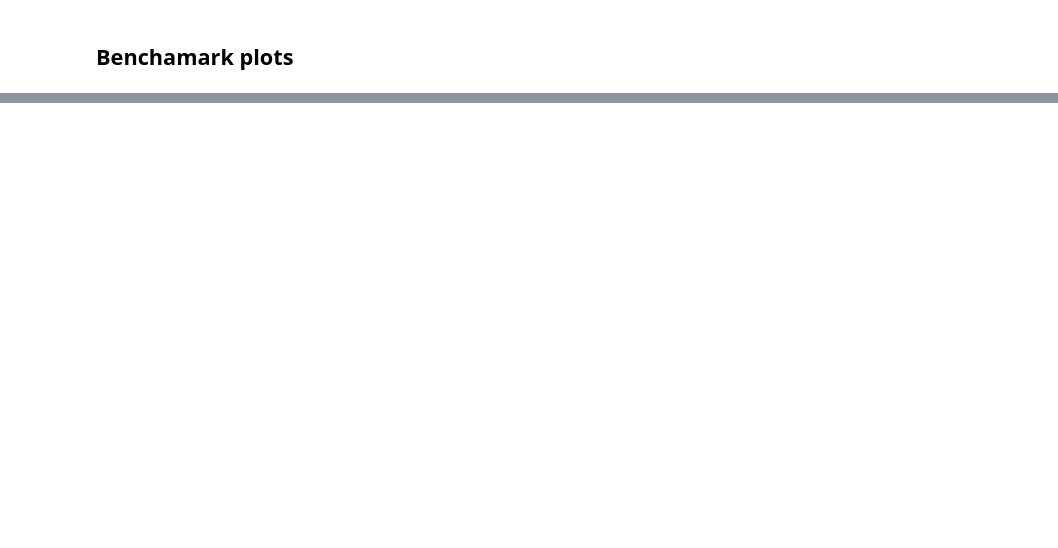
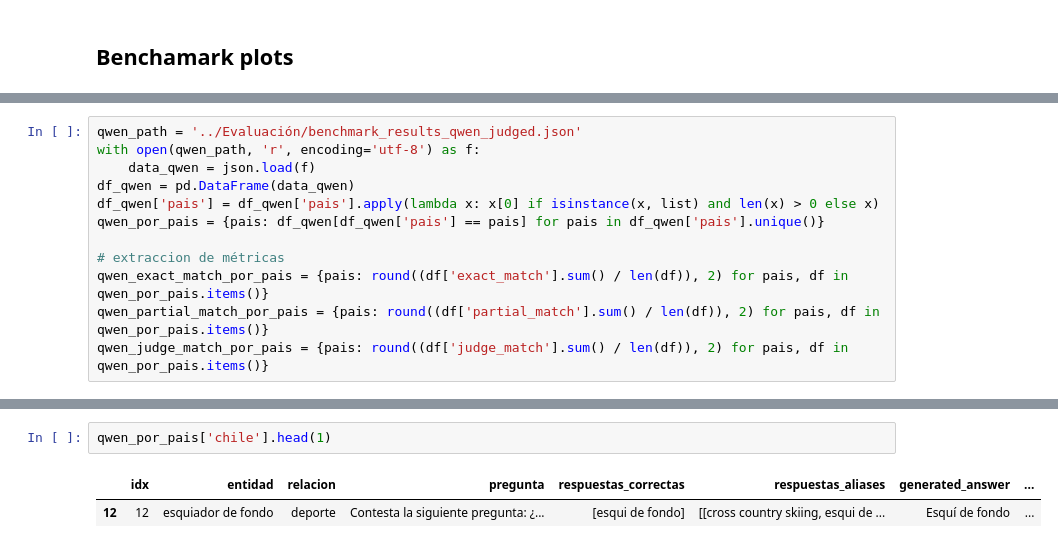
Before and after one commit to JuanHernandez-uc/Proyecto-IA-Gen, a Jupyter notebook: Analisis de datos/analisis_QA.ipynb, the cells around one changed output, grey strips where cells are left out. Drawn from its saved outputs; the diff is of its cells as text; blank space fills up the shorter version.

```diff
--- a/Analisis de datos/analisis_QA.ipynb
+++ b/Analisis de datos/analisis_QA.ipynb
@@ -186,0 +185,12 @@ qwen_path = '../Results/Qwen/Qwen_results.json'
+# %%
+qwen_path = '../Evaluación/benchmark_results_qwen_judged.json'
+with open(qwen_path, 'r', encoding='utf-8') as f:
+    data_qwen = json.load(f)
+df_qwen = pd.DataFrame(data_qwen)
+df_qwen['pais'] = df_qwen['pais'].apply(lambda x: x[0] if isinstance(x, list) and len(x) > 0 else x)
+qwen_por_pais = {pais: df_qwen[df_qwen['pais'] == pais] for pais in df_qwen['pais'].unique()}
+
+# extraccion de métricas
+qwen_exact_match_por_pais = {pais: round((df['exact_match'].sum() / len(df)), 2) for pais, df in qwen_por_pais.items()}
+qwen_partial_match_por_pais = {pais: round((df['partial_match'].sum() / len(df)), 2) for pais, df in qwen_por_pais.items()}
+qwen_judge_match_por_pais = {pais: round((df['judge_match'].sum() / len(df)), 2) for pais, df in qwen_por_pais.items()}
@@ -186,0 +216,5 @@ qwen_path = '../Results/Qwen/Qwen_results.json'
+# %%
+qwen_por_pais['chile'].head(1)
+# %% [output]
+|  | idx | entidad | relacion | pregunta | respuestas_correctas | respuestas_aliases | generated_answer | ... |
+| 12 | 12 | esquiador de fondo | deporte | Contesta la siguiente pregunta: ¿... | [esqui de fondo] | [[cross country skiing, esqui de ... | Esquí de fondo | ... |
```
Also changed, not shown: parts of 6 cells of this notebook.
